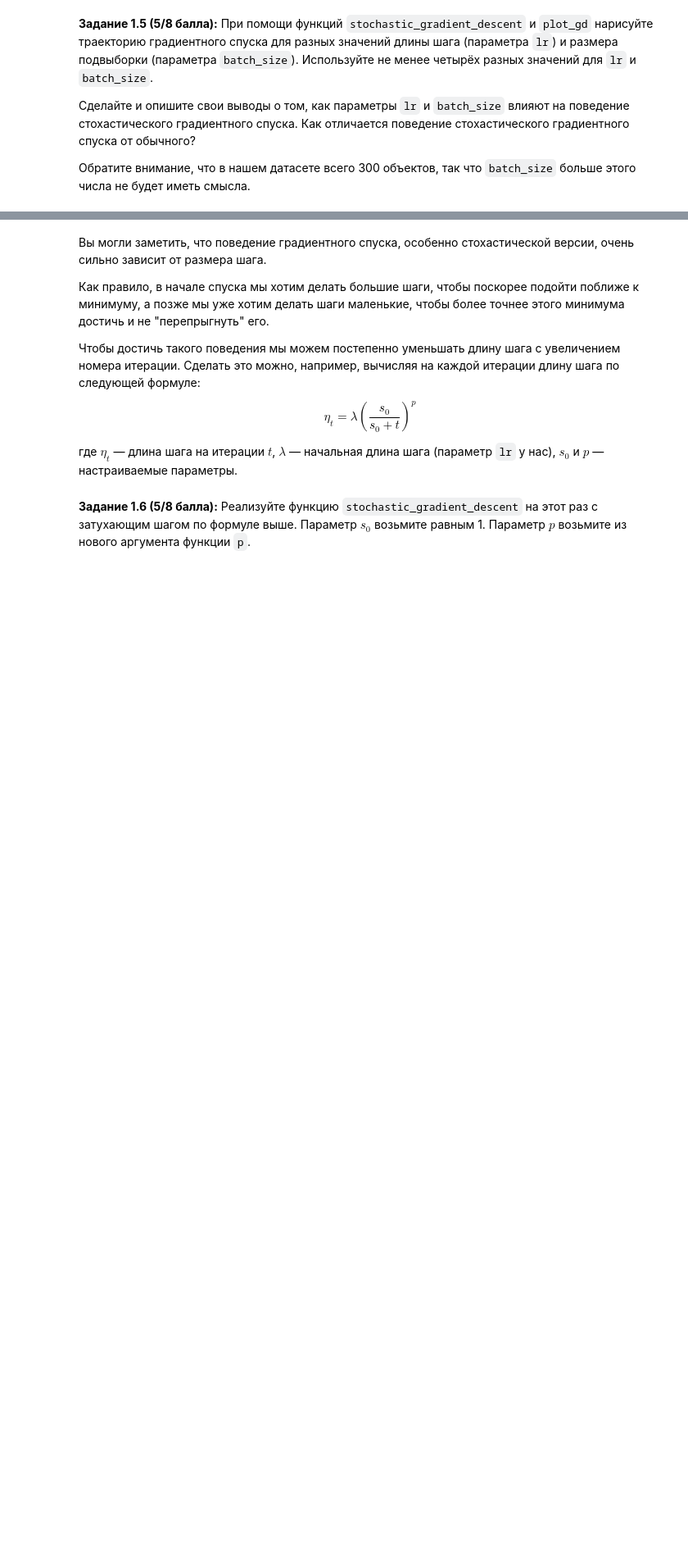
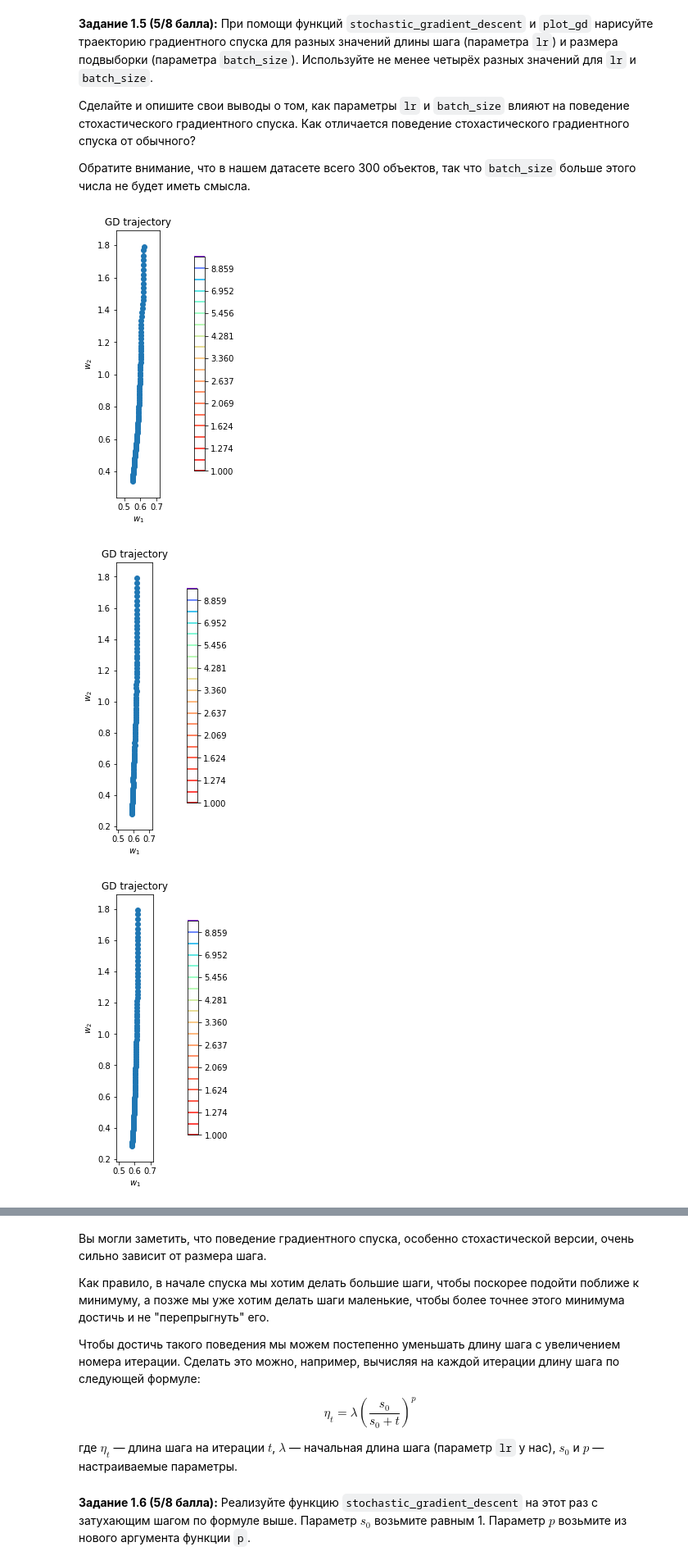
Before and after one commit to KozlovKY/iad-part_1, a Jupyter notebook: iad_5/hw05_gd_KozlovKirill.ipynb, the cells around one changed output, grey strips where cells are left out. Shown at 82% size. Cells and saved outputs as stored; diff of their text form; code cells hidden in the pictures; blank space fills up the shorter version.

```diff
--- a/iad_5/hw05_gd_KozlovKirill.ipynb
+++ b/iad_5/hw05_gd_KozlovKirill.ipynb
@@ -290,11 +290,11 @@ def stochastic_gradient_descent(w_init: np.ndarray, X: np.ndarray, y: np.ndarray
     """
     # -- YOUR CODE HERE --
     a = []
-    batch_indices = np.random.choice(X.shape[0], size=batch_size, replace=False)
-    batch = X[batch_indices]
     a.append(w_init)
-    for i in range(n_iterations):
-      w_init  =- lr * loss.calc_grad(batch,y,w_init)
+    for _ in range(n_iterations):
+      batch_indices = np.random.choice(X.shape[0], size=batch_size, replace=False)
+      batch = X[batch_indices]
+      w_init  = w_init - lr * loss.calc_grad(batch,y[batch_size],w_init)
       a.append(w_init)
 
     return a
@@ -306,7 +306,10 @@ def stochastic_gradient_descent(w_init: np.ndarray, X: np.ndarray, y: np.ndarray
 Обратите внимание, что в нашем датасете всего 300 объектов, так что `batch_size` больше этого числа не будет иметь смысла.
 # %%
 # -- YOUR CODE HERE --
-for lr in (1e-3,1e-3*2,1e-3*3, 1e-3*5):
-    for ba in (100,150,200,250):
-        plot_gd(stochastic_gradient_descent(w_init, X, y, loss, lr, ba, 100), X, y, loss)
+for lr in (1e-4,1e-3,1e-2, 1e-1):
+        for ba in (50,100,150,200):
+                plot_gd(stochastic_gradient_descent(w_init, X, y, loss,lr, ba, 100), X, y, loss)
 # %% [output]
+[figure, added]
+[figure, added]
+[figure, added]
```
Also changed, not shown: parts of 8 cells of this notebook, 1 other file.
